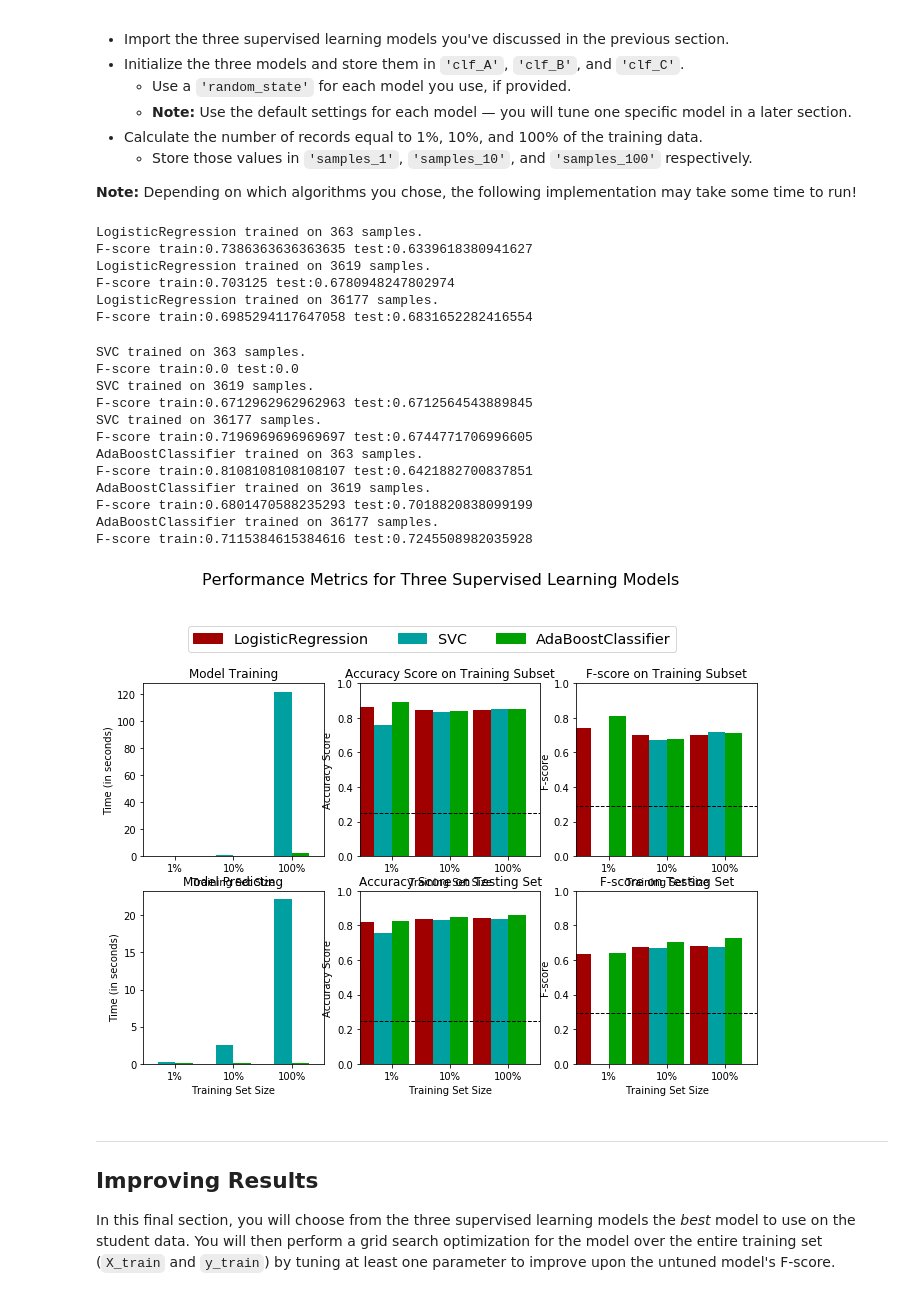
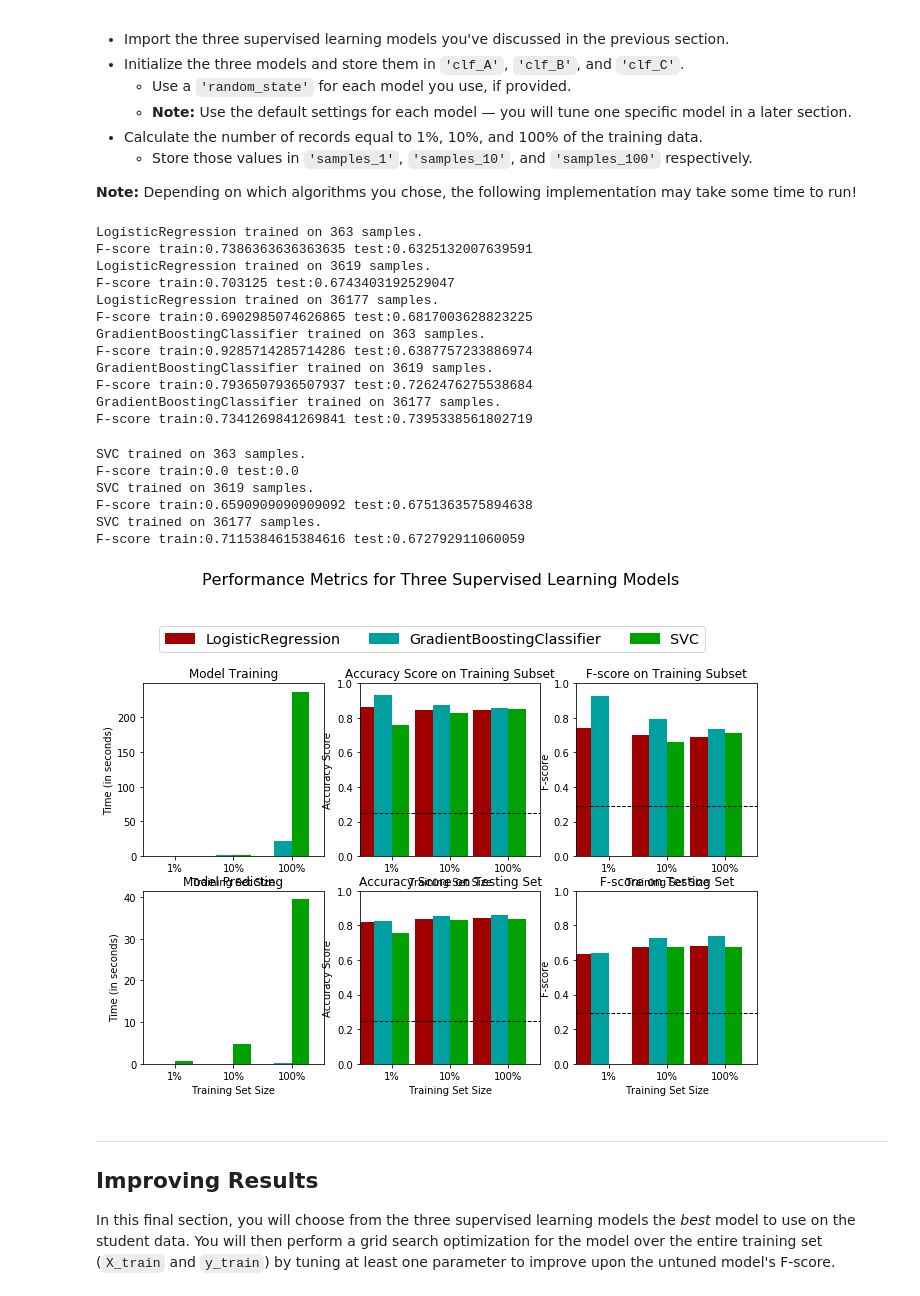
Before and after one commit to ynshenoy/DSND_Term1, a Jupyter notebook: projects/p1_charityml/finding_donors.ipynb, the cells around one changed output. Drawn from its saved outputs; the diff is of its cells as text; code cells hidden in the pictures.

```diff
--- a/projects/p1_charityml/finding_donors.ipynb
+++ b/projects/p1_charityml/finding_donors.ipynb
@@ -343,16 +330,3 @@ List three of the supervised learning models above that are appropriate for this
 Structure your answer in the same format as above^, with 4 parts for each of the three models you pick. Please include references with your answer.
 # %% [markdown]
 **Answer: **
-# %%
-start = time()
-for i in range(10000000):
-    pass
-end = time()
-print(end - start)
-x = np.array(np.arange(47))
-y = x[:4]
-print(y)
-s100  = len(x)
-s10 = 0.1 * s100
-print(int(0.1*s100 + 0.5))
-print(int(0.01*s100 + 0.5))
@@ -443,52 +412,53 @@ from sklearn.ensemble import AdaBoostClassifier
 from sklearn.tree import DecisionTreeClassifier
 from sklearn.svm import SVC
 from sklearn.linear_model import LogisticRegression
+from sklearn.ensemble import GradientBoostingClassifier
 
 # TODO: Initialize the three models
 clf_A = LogisticRegression()
-clf_B = SVC()
-clf_C = AdaBoostClassifier()
+clf_B = GradientBoostingClassifier()
+clf_C = SVC()
 
 # TODO: Calculate the number of samples for 1%, 10%, and 100% of the training data
 # HINT: samples_100 is the entire training set i.e. len(y_train)
 # HINT: samples_10 is 10% of samples_100 (ensure to set the count of the values to be `int` and not `float`)
 # HINT: samples_1 is 1% of samples_100 (ensure to set the count of the values to be `int` and not `float`)
 samples_100 = len(y_train)
 samples_10 = int(0.1 * samples_100 + 0.5) + 1 # 0.5 - to round, +1 to ensure we dont inadvertently pass a size of 0
 samples_1 = int(0.01 * samples_100 + 0.5) + 1
 
 # Collect results on the learners
 results = {}
 for clf in [clf_A, clf_B, clf_C]:
     clf_name = clf.__class__.__name__
     results[clf_name] = {}
     for i, samples in enumerate([samples_1, samples_10, samples_100]):
         results[clf_name][i] = \
         train_predict(clf, samples, X_train, y_train, X_test, y_test)
-        #print("F-score train:{} test:{}".format(results[clf_name][i]['f_train'], results[clf_name][i]['f_test']))
+        print("F-score train:{} test:{}".format(results[clf_name][i]['f_train'], results[clf_name][i]['f_test']))
 
 # Run metrics visualization for the three supervised learning models chosen
 vs.evaluate(results, accuracy, fscore)
 # %% [output]
 LogisticRegression trained on 363 samples.
-F-score train:0.7386363636363635 test:0.6339618380941627
+F-score train:0.7386363636363635 test:0.6325132007639591
 LogisticRegression trained on 3619 samples.
-F-score train:0.703125 test:0.6780948247802974
+F-score train:0.703125 test:0.6743403192529047
 LogisticRegression trained on 36177 samples.
-F-score train:0.6985294117647058 test:0.6831652282416554
+F-score train:0.6902985074626865 test:0.6817003628823225
+GradientBoostingClassifier trained on 363 samples.
+F-score train:0.9285714285714286 test:0.6387757233886974
+GradientBoostingClassifier trained on 3619 samples.
+F-score train:0.7936507936507937 test:0.7262476275538684
+GradientBoostingClassifier trained on 36177 samples.
+F-score train:0.7341269841269841 test:0.7395338561802719
 SVC trained on 363 samples.
 F-score train:0.0 test:0.0
 SVC trained on 3619 samples.
-F-score train:0.6712962962962963 test:0.6712564543889845
+F-score train:0.6590909090909092 test:0.6751363575894638
 SVC trained on 36177 samples.
-F-score train:0.7196969696969697 test:0.6744771706996605
-AdaBoostClassifier trained on 363 samples.
-F-score train:0.8108108108108107 test:0.6421882700837851
-AdaBoostClassifier trained on 3619 samples.
-F-score train:0.6801470588235293 test:0.7018820838099199
-AdaBoostClassifier trained on 36177 samples.
-F-score train:0.7115384615384616 test:0.7245508982035928
+F-score train:0.7115384615384616 test:0.672792911060059
-[figure, old version]
+[figure, new version]
 # %% [markdown]
 ----
 ## Improving Results
```
Also changed, not shown: parts of 13 cells of this notebook.
